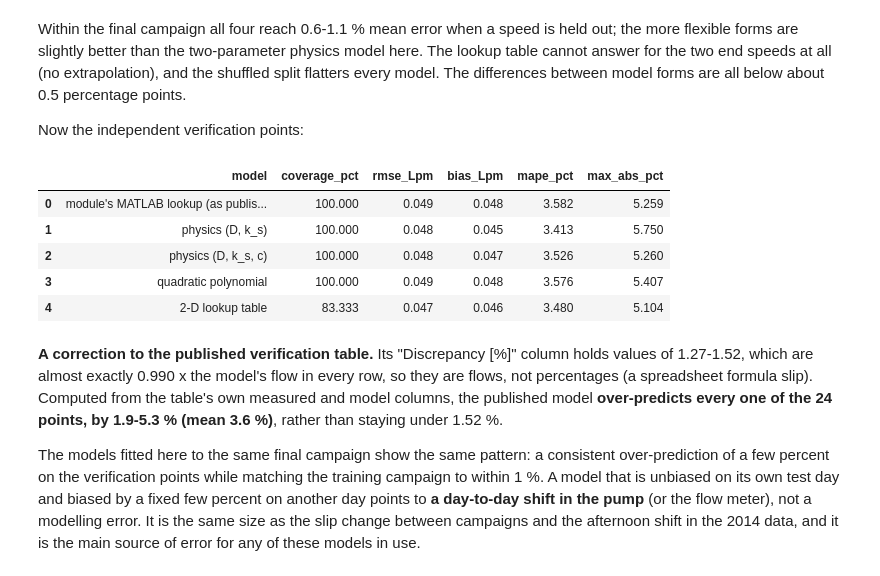
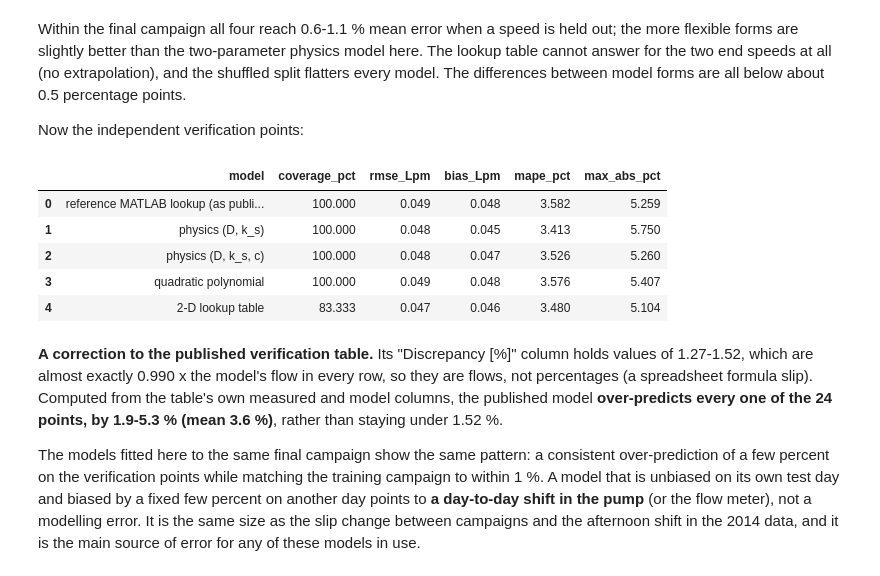
Before and after one commit to PeterImoniose/fuel-system-digital-twin, a Jupyter notebook: notebooks/05_pump_map.ipynb, the cells around one changed output. Saved outputs shown, nothing was run; the diff lists cells and outputs as text; code cells hidden in the pictures.

```diff
--- a/notebooks/05_pump_map.ipynb
+++ b/notebooks/05_pump_map.ipynb
@@ -279,24 +276,24 @@ Now the independent verification points:
 # %%
 ver = pd.DataFrame([
     (40, 40, 915, 3.059, 1.2824, 1.307), (40, 40, 915, 2.987, 1.2784, 1.321), (55, 55, 915, 2.481, 1.394, 1.424),
     (55, 55, 915, 2.407, 1.3872, 1.439), (80, 80, 915, 1.959, 1.4956, 1.531), (80, 80, 915, 1.925, 1.4996, 1.538),
     (40, 100, 860, 2.175, 1.3152, 1.366), (40, 100, 860, 2.236, 1.314, 1.353), (60, 100, 860, 1.837, 1.3824, 1.435),
     (60, 100, 860, 1.813, 1.3864, 1.439), (80, 100, 860, 1.693, 1.42, 1.464), (80, 100, 860, 1.669, 1.424, 1.469),
     (100, 40, 815, 2.108, 1.2324, 1.28), (100, 40, 815, 2.066, 1.23, 1.289), (100, 55, 815, 1.775, 1.2932, 1.348),
     (100, 55, 815, 1.807, 1.2924, 1.342), (100, 80, 815, 1.486, 1.3516, 1.407), (100, 80, 815, 1.533, 1.352, 1.398),
     (55, 100, 777, 1.605, 1.2384, 1.2999), (55, 100, 777, 1.595, 1.236, 1.301), (100, 100, 777, 1.353, 1.3008, 1.351),
     (100, 100, 777, 1.305, 1.302, 1.36), (100, 100, 890, 1.691, 1.478, 1.53), (100, 100, 890, 1.726, 1.4796, 1.523)],
     columns=["dpv3_pct", "dpv4_pct", "rpm", "dP", "Q_measured", "Q_module_model"])
 ver.to_csv(config.TABLE_DIR / "05_verification_points.csv", index=False)
 models = {m.name: m.fit(train["rpm"], train["dP_pump"], train["Q"]) for m in pm.default_models()}
-vrows = [{"model": "module's MATLAB lookup (as published)", **pm.metrics(ver["Q_measured"], ver["Q_module_model"])}]
+vrows = [{"model": "reference MATLAB lookup (as published)", **pm.metrics(ver["Q_measured"], ver["Q_module_model"])}]
 for name, m in models.items():
     vrows.append({"model": name, **pm.metrics(ver["Q_measured"], m.predict(ver["rpm"], ver["dP"]))})
 vtab = pd.DataFrame(vrows)
 vtab
 # %% [output]
 |  | model | coverage_pct | rmse_Lpm | bias_Lpm | mape_pct | max_abs_pct |
-| 0 | module's MATLAB lookup (as publis... | 100.000 | 0.049 | 0.048 | 3.582 | 5.259 |
+| 0 | reference MATLAB lookup (as publi... | 100.000 | 0.049 | 0.048 | 3.582 | 5.259 |
 | 1 | physics (D, k_s) | 100.000 | 0.048 | 0.045 | 3.413 | 5.750 |
 | 2 | physics (D, k_s, c) | 100.000 | 0.048 | 0.047 | 3.526 | 5.260 |
 | 3 | quadratic polynomial | 100.000 | 0.049 | 0.048 | 3.576 | 5.407 |
```
Also changed, not shown: parts of 5 cells of this notebook, 42 other files.
